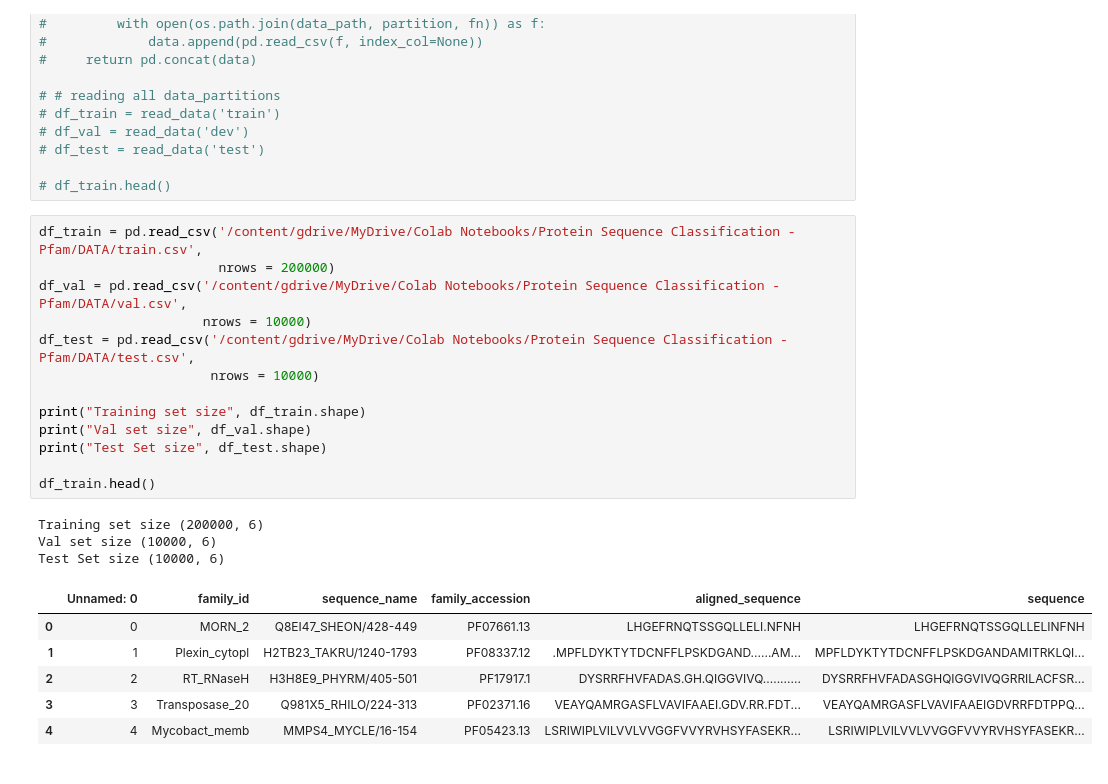
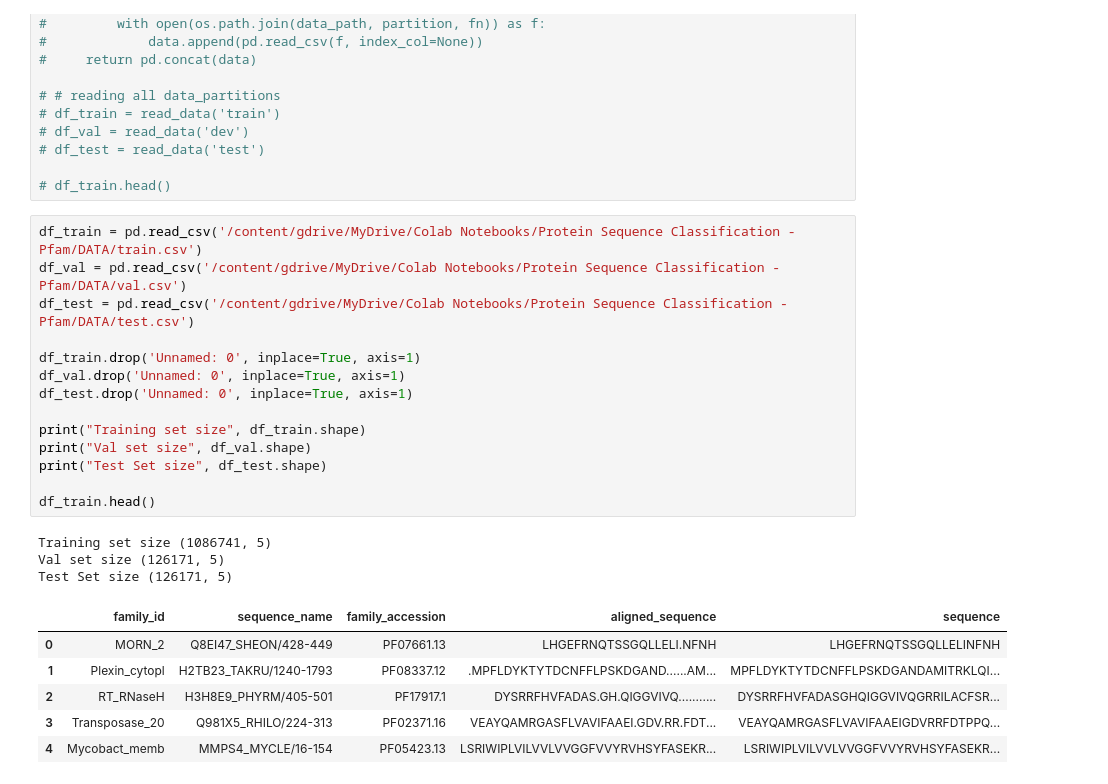
Before and after one commit to galib96/protein-sequence-class-pfam, a Jupyter notebook: protein_sequence_classification_with_pfam_dataset.ipynb, the cells around one changed output. Saved outputs shown, nothing was run; the diff lists cells and outputs as text.

```diff
--- a/protein_sequence_classification_with_pfam_dataset.ipynb
+++ b/protein_sequence_classification_with_pfam_dataset.ipynb
@@ -33,28 +47,29 @@ from tensorflow.keras.utils import to_categorical
 
 # df_train.head()
 # %%
-df_train = pd.read_csv('/content/gdrive/MyDrive/Colab Notebooks/Protein Sequence Classification -  Pfam/DATA/train.csv',
-                       nrows = 200000)
-df_val = pd.read_csv('/content/gdrive/MyDrive/Colab Notebooks/Protein Sequence Classification -  Pfam/DATA/val.csv',
-                     nrows = 10000)
-df_test = pd.read_csv('/content/gdrive/MyDrive/Colab Notebooks/Protein Sequence Classification -  Pfam/DATA/test.csv',
-                      nrows = 10000)
+df_train = pd.read_csv('/content/gdrive/MyDrive/Colab Notebooks/Protein Sequence Classification -  Pfam/DATA/train.csv')
+df_val = pd.read_csv('/content/gdrive/MyDrive/Colab Notebooks/Protein Sequence Classification -  Pfam/DATA/val.csv')
+df_test = pd.read_csv('/content/gdrive/MyDrive/Colab Notebooks/Protein Sequence Classification -  Pfam/DATA/test.csv')
+
+df_train.drop('Unnamed: 0', inplace=True, axis=1)
+df_val.drop('Unnamed: 0', inplace=True, axis=1)
+df_test.drop('Unnamed: 0', inplace=True, axis=1)
 
 print("Training set size", df_train.shape)
 print("Val set size", df_val.shape)
 print("Test Set size", df_test.shape)
 
 df_train.head()
 # %% [output]
-Training set size (200000, 6)
-Val set size (10000, 6)
-Test Set size (10000, 6)
+Training set size (1086741, 5)
+Val set size (126171, 5)
+Test Set size (126171, 5)
-|  | Unnamed: 0 | family_id | sequence_name | family_accession | aligned_sequence | sequence |
-| 0 | 0 | MORN_2 | Q8EI47_SHEON/428-449 | PF07661.13 | LHGEFRNQTSSGQLLELI.NFNH | LHGEFRNQTSSGQLLELINFNH |
-| 1 | 1 | Plexin_cytopl | H2TB23_TAKRU/1240-1793 | PF08337.12 | .MPFLDYKTYTDCNFFLPSKDGAND......AM... | MPFLDYKTYTDCNFFLPSKDGANDAMITRKLQI... |
-| 2 | 2 | RT_RNaseH | H3H8E9_PHYRM/405-501 | PF17917.1 | DYSRRFHVFADAS.GH.QIGGVIVQ........... | DYSRRFHVFADASGHQIGGVIVQGRRILACFSR... |
-| 3 | 3 | Transposase_20 | Q981X5_RHILO/224-313 | PF02371.16 | VEAYQAMRGASFLVAVIFAAEI.GDV.RR.FDT... | VEAYQAMRGASFLVAVIFAAEIGDVRRFDTPPQ... |
-| 4 | 4 | Mycobact_memb | MMPS4_MYCLE/16-154 | PF05423.13 | LSRIWIPLVILVVLVVGGFVVYRVHSYFASEKR... | LSRIWIPLVILVVLVVGGFVVYRVHSYFASEKR... |
+|  | family_id | sequence_name | family_accession | aligned_sequence | sequence |
+| 0 | MORN_2 | Q8EI47_SHEON/428-449 | PF07661.13 | LHGEFRNQTSSGQLLELI.NFNH | LHGEFRNQTSSGQLLELINFNH |
+| 1 | Plexin_cytopl | H2TB23_TAKRU/1240-1793 | PF08337.12 | .MPFLDYKTYTDCNFFLPSKDGAND......AM... | MPFLDYKTYTDCNFFLPSKDGANDAMITRKLQI... |
+| 2 | RT_RNaseH | H3H8E9_PHYRM/405-501 | PF17917.1 | DYSRRFHVFADAS.GH.QIGGVIVQ........... | DYSRRFHVFADASGHQIGGVIVQGRRILACFSR... |
+| 3 | Transposase_20 | Q981X5_RHILO/224-313 | PF02371.16 | VEAYQAMRGASFLVAVIFAAEI.GDV.RR.FDT... | VEAYQAMRGASFLVAVIFAAEIGDVRRFDTPPQ... |
+| 4 | Mycobact_memb | MMPS4_MYCLE/16-154 | PF05423.13 | LSRIWIPLVILVVLVVGGFVVYRVHSYFASEKR... | LSRIWIPLVILVVLVVGGFVVYRVHSYFASEKR... |
 # %%
 # finding length of the sequence
 
```
Also changed, not shown: parts of 18 cells of this notebook.
